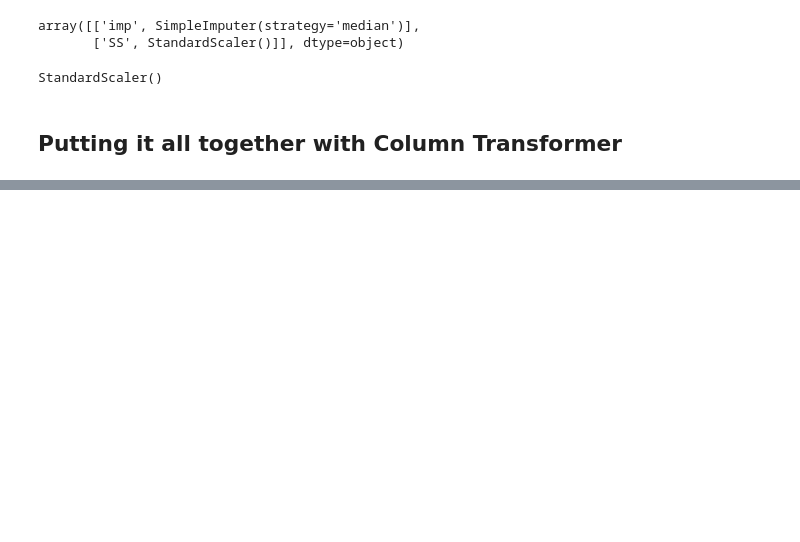
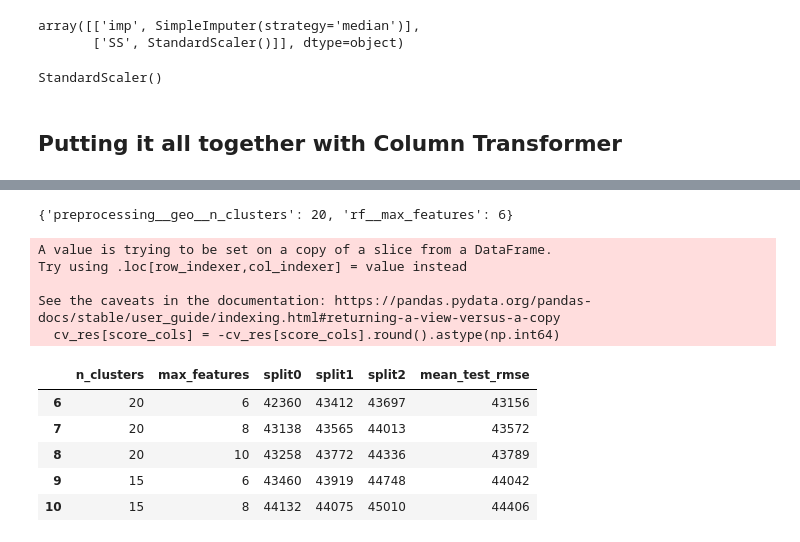
Before and after one commit to mduncan23/badal-book, a Jupyter notebook: Chapter 1 and 2.ipynb, the cells around one changed output, grey strips where cells are left out. Cells and saved outputs as stored; diff of their text form; code cells hidden in the pictures; blank space fills up the shorter version.

Commit message:
next is randomized search

```diff
--- a/Chapter 1 and 2.ipynb
+++ b/Chapter 1 and 2.ipynb
@@ -1424,0 +1676,8 @@ preprocessing = ColumnTransformer([
+# %%
+# create a tree model
+tree_reg = Pipeline([
+    ('transform', preprocessing),
+    ('model', DecisionTreeRegressor(random_state=42))
+])
+
+tree_reg.fit(housing, housing_labels)
@@ -1424,0 +1764,6 @@ preprocessing = ColumnTransformer([
+# %%
+# create a tree model
+rf_reg = Pipeline([
+    ('preprocessing', preprocessing),
+    ('rf', RandomForestRegressor(random_state=42))
+])
@@ -1424,0 +1811,15 @@ preprocessing = ColumnTransformer([
+# %%
+param_grid = [
+    {'preprocessing__geo__n_clusters': [8, 10],
+     'rf__max_features': [4, 6, 8]},
+    {'preprocessing__geo__n_clusters': [20, 15],
+     'rf__max_features': [6, 8, 10]},
+]
+
+grid_search = GridSearchCV(rf_reg,
+                           param_grid,
+                           cv=3,
+                           scoring='neg_root_mean_squared_error',
+                           verbose=1)
+
+grid_search.fit(housing, housing_labels)
@@ -1424,0 +1848,29 @@ preprocessing = ColumnTransformer([
+# %%
+grid_search.best_params_
+# %% [output]
+{'preprocessing__geo__n_clusters': 20, 'rf__max_features': 6}
+# %%
+cv_results = pd.DataFrame(grid_search.cv_results_)
+# %%
+cv_results.sort_values(by='mean_test_score', ascending=False, inplace=True)
+
+cv_res = cv_results[["param_preprocessing__geo__n_clusters",
+                 "param_rf__max_features", "split0_test_score",
+                 "split1_test_score", "split2_test_score", "mean_test_score"]]
+score_cols = ["split0", "split1", "split2", "mean_test_rmse"]
+cv_res.columns = ["n_clusters", "max_features"] + score_cols
+cv_res[score_cols] = -cv_res[score_cols].round().astype(np.int64)
+
+cv_res.head()
+# %% [output]
+A value is trying to be set on a copy of a slice from a DataFrame.
+Try using .loc[row_indexer,col_indexer] = value instead
+
+See the caveats in the documentation: https://pandas.pydata.org/pandas-docs/stable/user_guide/indexing.html#returning-a-view-versus-a-copy
+  cv_res[score_cols] = -cv_res[score_cols].round().astype(np.int64)
+|  | n_clusters | max_features | split0 | split1 | split2 | mean_test_rmse |
+| 6 | 20 | 6 | 42360 | 43412 | 43697 | 43156 |
+| 7 | 20 | 8 | 43138 | 43565 | 44013 | 43572 |
+| 8 | 20 | 10 | 43258 | 43772 | 44336 | 43789 |
+| 9 | 15 | 6 | 43460 | 43919 | 44748 | 44042 |
+| 10 | 15 | 8 | 44132 | 44075 | 45010 | 44406 |
```
Also changed, not shown: parts of 44 cells of this notebook.
